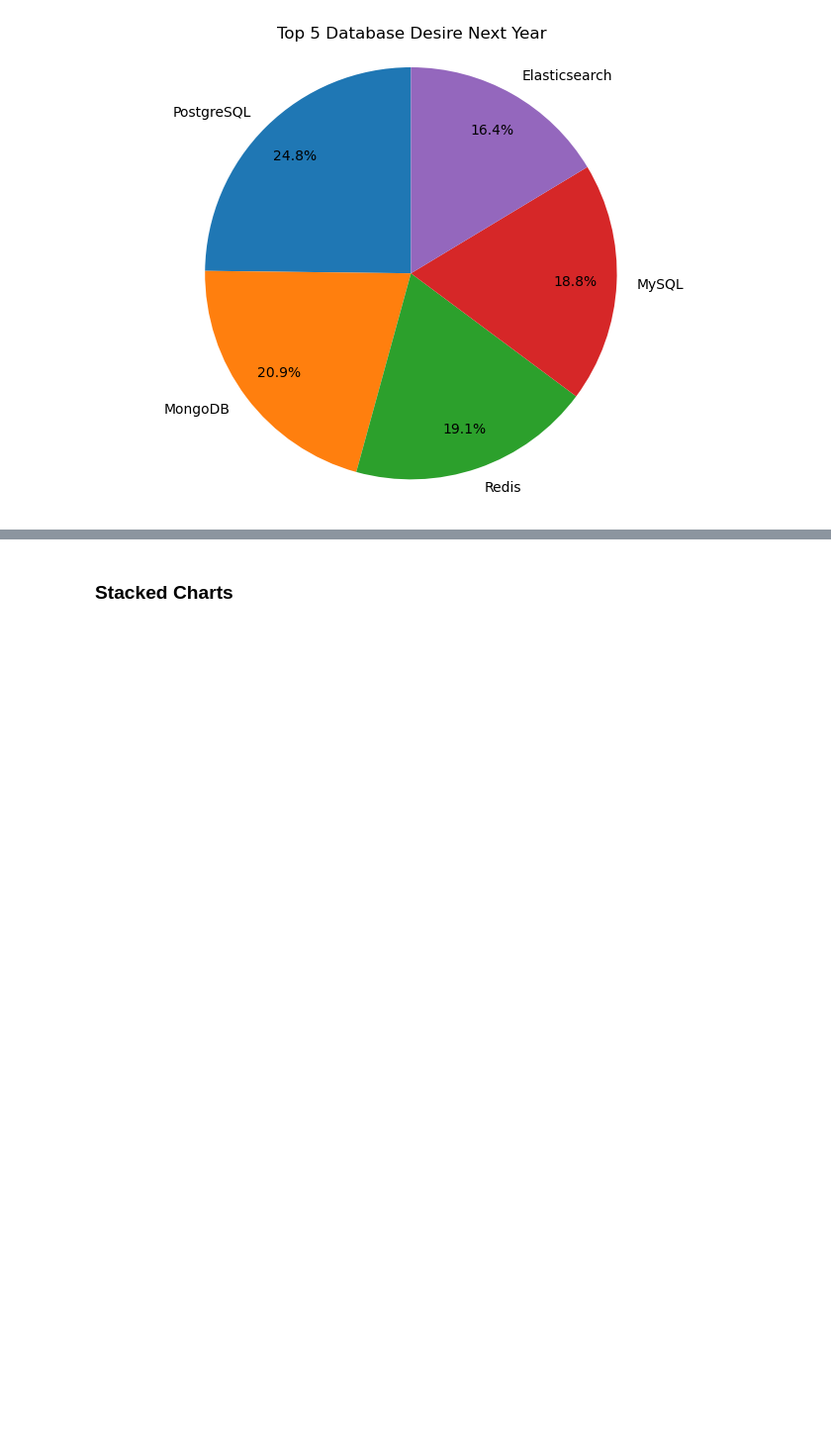
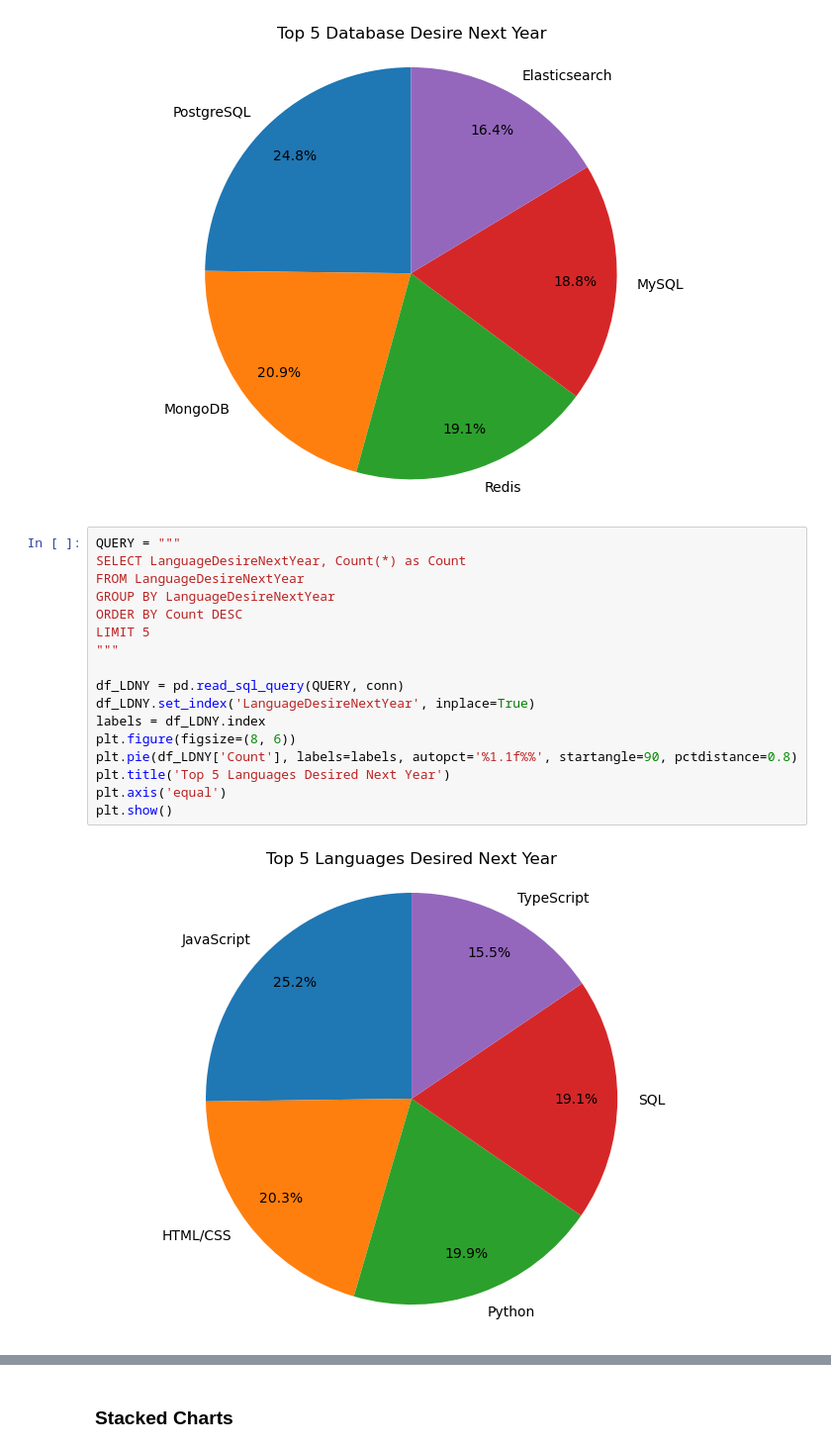
Before and after one commit to ElinevdBoogaard/Elines-Capstone-Project-Data-Analysis-2-3, a Jupyter notebook: M4DataVisualization-lab.ipynb, the cells around one changed output, grey strips where cells are left out. Shown at 99% size. Drawn from its saved outputs; the diff is of its cells as text; blank space fills up the shorter version.

```diff
--- a/M4DataVisualization-lab.ipynb
+++ b/M4DataVisualization-lab.ipynb
@@ -252,3 +252,22 @@ plt.axis('equal')
 plt.show()
 # %% [output]
 [figure]
+# %%
+QUERY = """
+SELECT LanguageDesireNextYear, Count(*) as Count
+FROM LanguageDesireNextYear
+GROUP BY LanguageDesireNextYear
+ORDER BY Count DESC
+LIMIT 5
+"""
+
+df_LDNY = pd.read_sql_query(QUERY, conn)
+df_LDNY.set_index('LanguageDesireNextYear', inplace=True)
+labels = df_LDNY.index
+plt.figure(figsize=(8, 6))
+plt.pie(df_LDNY['Count'], labels=labels, autopct='%1.1f%%', startangle=90, pctdistance=0.8)
+plt.title('Top 5 Languages Desired Next Year')
+plt.axis('equal')
+plt.show()
+# %% [output]
+[figure, added]
```
Also changed, not shown: parts of 3 cells of this notebook.
